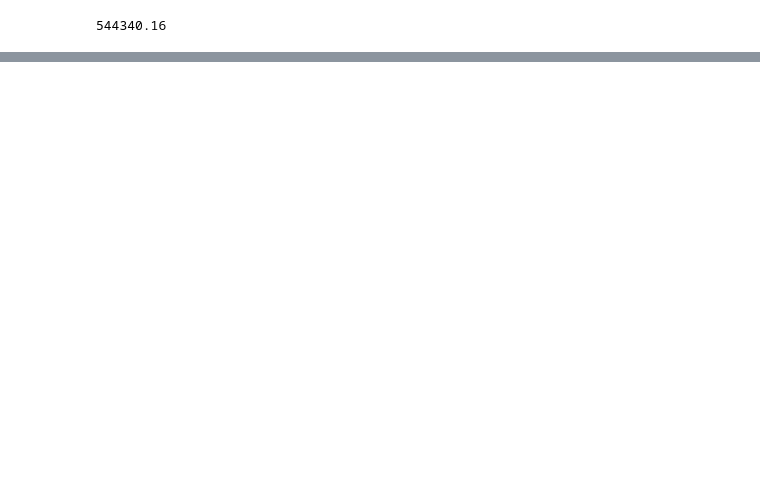
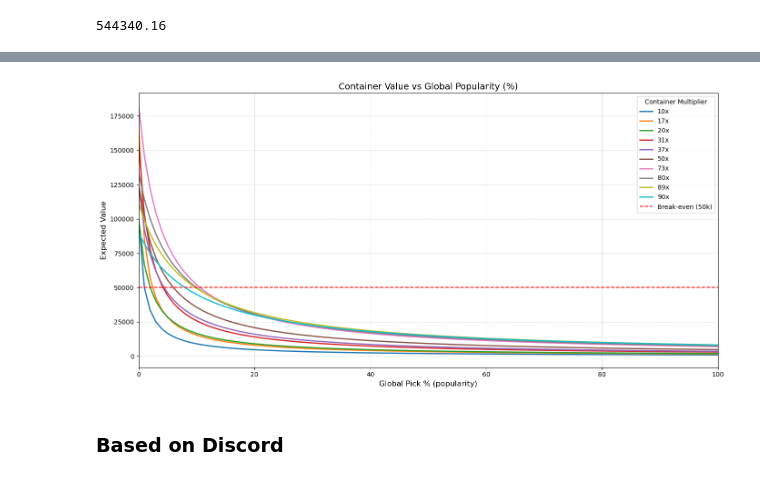
Before and after one commit to becketthartig/IMC_Prosperity_3, a Jupyter notebook: manual_tradin_r1.ipynb, the cells around one changed output, grey strips where cells are left out. Cells and saved outputs as stored; diff of their text form; code cells hidden in the pictures; blank space fills up the shorter version.

```diff
--- a/manual_tradin_r1.ipynb
+++ b/manual_tradin_r1.ipynb
@@ -157,0 +116,21 @@ seashells -> snowballs -> sillicon_nuggets -> pizza -> snowballs -> seashells
+# %%
+# Assuming no one selects the same container
+
+containers_values_no_picks = {}
+containers_values_100_picks = {}
+
+for multiplier, inhabitants in containers.items():
+    total_value_no_picks = ((base_treasure * multiplier)/inhabitants)
+    containers_values_no_picks[multiplier] = total_value_no_picks
+
+    total_value_100_picks = ((base_treasure * multiplier)/(inhabitants + 100))
+    containers_values_100_picks[multiplier] = total_value_100_picks
+
+    total_value_50_picks = ((base_treasure * multiplier)/(inhabitants + 50))
+    containers_values_100_picks[multiplier] = total_value_50_picks
+
+containers_values_50_picks = sorted(containers_values_100_picks.items(), key=lambda x: x[1], reverse=True)
+containers_values_100_picks = sorted(containers_values_100_picks.items(), key=lambda x: x[1], reverse=True)
+containers_values_no_picks = sorted(containers_values_no_picks.items(), key=lambda x: x[1], reverse=True)
+
+containers_values_no_picks
@@ -157,0 +221,25 @@ seashells -> snowballs -> sillicon_nuggets -> pizza -> snowballs -> seashells
+# %%
+import matplotlib.pyplot as plt
+import numpy as np
+
+plt.figure(figsize=(14, 7))
+
+x_range = np.arange(0, 101, 1)
+
+for col in df.columns[1:]:
+    plt.plot(x_range, np.interp(x_range, df["Pick %"], df[col]), label=col, linewidth=2)
+
+plt.axhline(y=50000, color='red', linestyle='--', linewidth=1.5, label='Break-even (50k)')
+
+plt.xlabel("Global Pick % (popularity)", fontsize=12)
+plt.ylabel("Expected Value", fontsize=12)
+plt.title("Container Value vs Global Popularity (%)", fontsize=14)
+plt.legend(title="Container Multiplier", fontsize=10)
+plt.grid(True, linestyle="--", alpha=0.5)
+plt.xlim(0, 100)
+plt.tight_layout()
+plt.show()
+# %% [output]
+[figure, added]
+# %% [markdown]
+### **Based on Discord**
```
Also changed, not shown: parts of 24 cells of this notebook, 28 other files.
